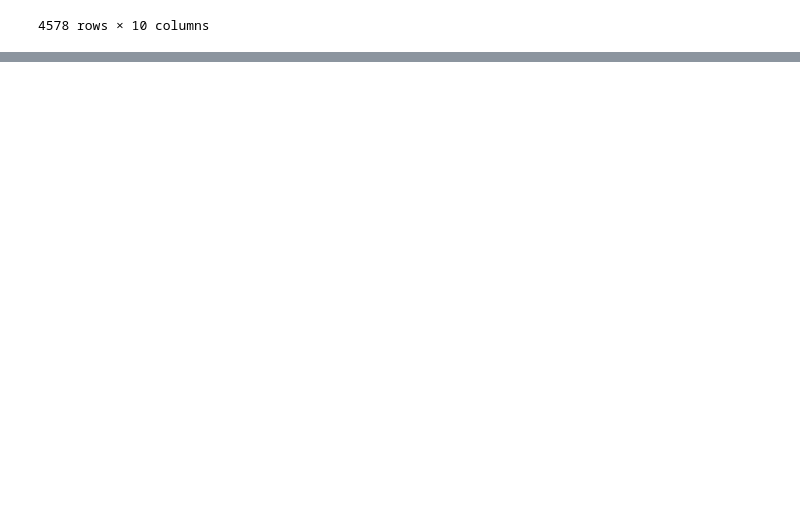
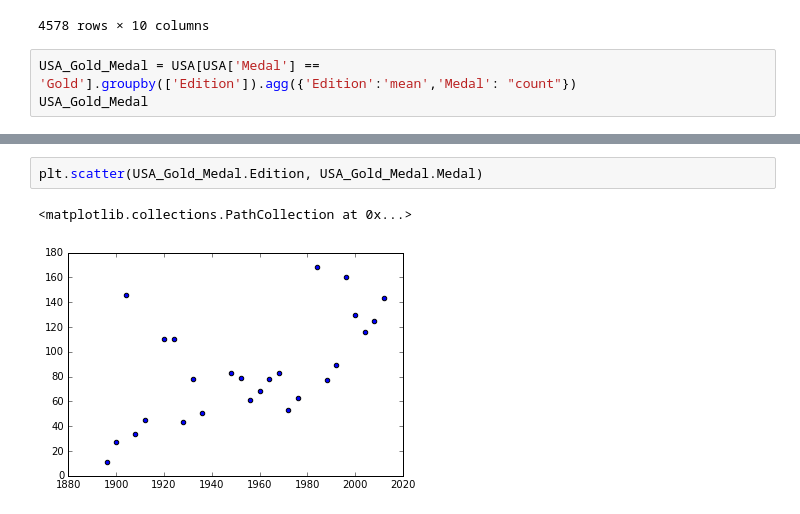
Before and after one commit to syafiquehab/Fund1, a Jupyter notebook: OlympicsResult 2.ipynb, the cells around one changed output, grey strips where cells are left out. Drawn from its saved outputs; the diff is of its cells as text; blank space fills up the shorter version.

```diff
--- a/OlympicsResult 2.ipynb
+++ b/OlympicsResult 2.ipynb
@@ -243,3 +243,6 @@ USA
 | 31108 | London | 2012 | Wrestling | Wrestling Free. | BURROUGHS, Jordan | USA | Men | 66 - 74kg | M | Gold |
 | 31116 | London | 2012 | Wrestling | Wrestling Free. | VARNER, Jacob | USA | Men | 84 - 96kg | M | Gold |
 4578 rows × 10 columns
+# %%
+USA_Gold_Medal = USA[USA['Medal'] == 'Gold'].groupby(['Edition']).agg({'Edition':'mean','Medal': "count"})
+USA_Gold_Medal
@@ -245,0 +268,5 @@ USA
+# %%
+plt.scatter(USA_Gold_Medal.Edition, USA_Gold_Medal.Medal)
+# %% [output]
+<matplotlib.collections.PathCollection at 0x...>
+[figure, added]
```
Also changed, not shown: parts of 3 cells of this notebook.
